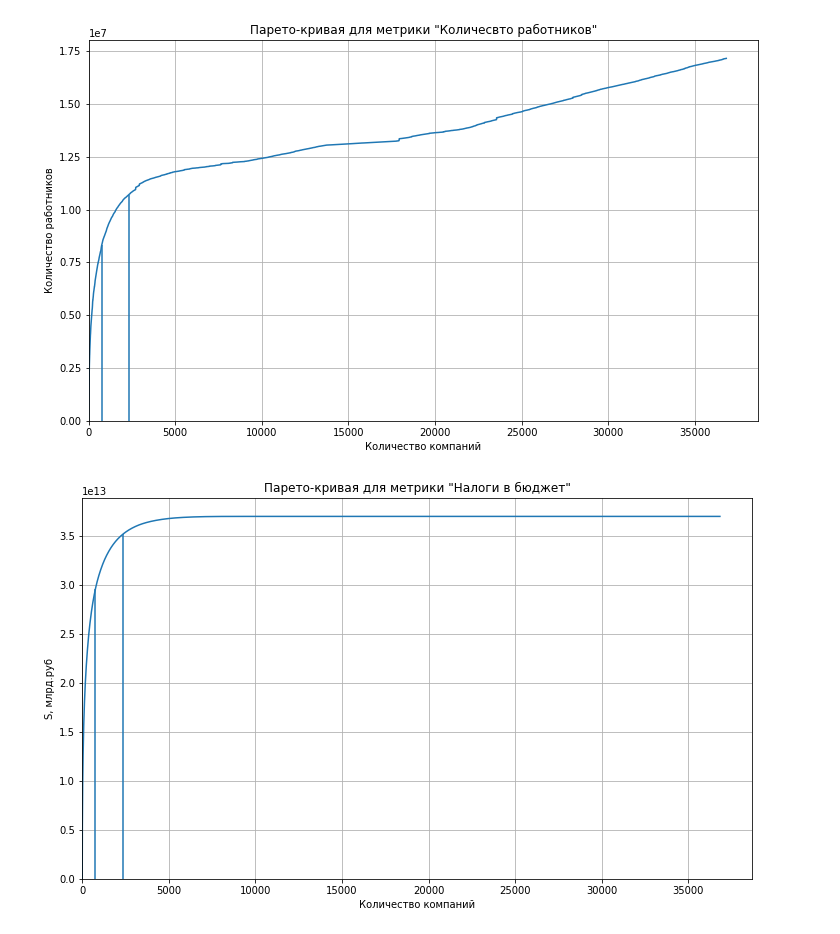
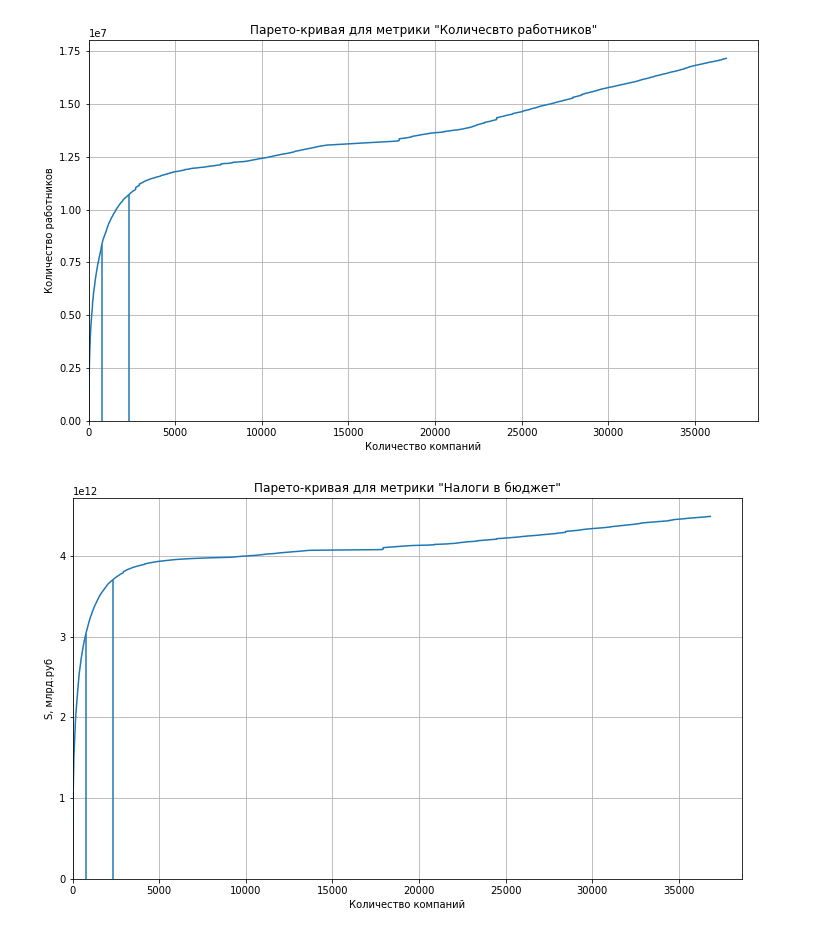
Before and after one commit to godofflipping/IT_Market, a Jupyter notebook: testing.ipynb, the cells around one changed output. Drawn from its saved outputs; the diff is of its cells as text; code cells hidden in the pictures.

```diff
--- a/testing.ipynb
+++ b/testing.ipynb
@@ -245,24 +245,24 @@ plt.show()
 # %%
 x = [i for i in range(0, df_taxes[0].size + 1)]
 y = []
 sum = 0
 for i in range(df_taxes[1].size + 1):
     if i != 0:
-        sum += df_income[1][i - 1]
+        sum += df_taxes[1][i - 1]
     y.append(sum)
 
 plt.figure(figsize=[12, 7])
 plt.plot(x, y, color='tab:blue')
 A = AA + AB + AC
 B = BA + BB + BC + A
 plt.vlines(x = A, ymin= 0, ymax = y[A], color='tab:blue')
 plt.vlines(x = B, ymin= 0, ymax = y[B], color='tab:blue')
 plt.grid()
 plt.xlim(xmin=0)
 plt.ylim(ymin=0)
 plt.xlabel("Количество компаний")
 plt.ylabel("S, млрд.руб")
 plt.title('Парето-кривая для метрики "Налоги в бюджет"')
 plt.show()
 # %% [output]
-[figure, old version]
+[figure, new version]
```
